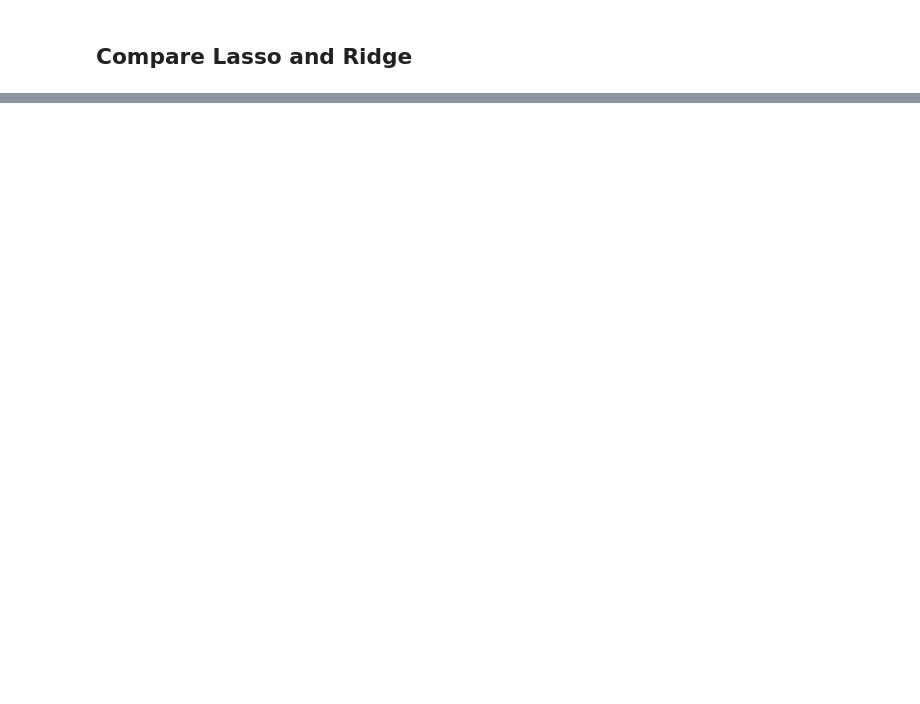
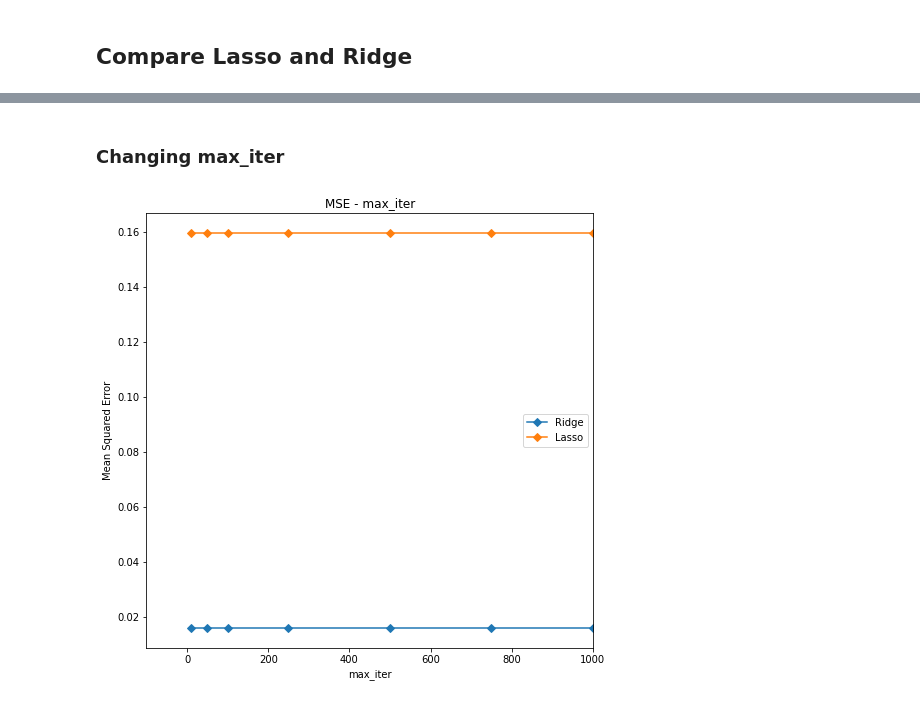
Before and after one commit to LYAccc/CS273_Final_Project, a Jupyter notebook: Linear_Reg_.ipynb, the cells around one changed output, grey strips where cells are left out. Drawn from its saved outputs; the diff is of its cells as text; code cells hidden in the pictures; blank space fills up the shorter version.

```diff
--- a/Linear_Reg_.ipynb
+++ b/Linear_Reg_.ipynb
@@ -138,0 +136,32 @@ plt.show()
+# %% [markdown]
+### Changing max_iter
+# %%
+max_iter_list = [10, 50, 100, 250, 500, 750, 1000]
+
+lasso_scores = []
+lasso = Lasso(normalize = True)
+#lasso = Lasso(alpha =lasso_grid.best_params_['lasso__alpha'], max_iter = lasso_grid.best_params_['lasso__max_iter'], normalize = lasso_grid.best_params_['lasso__normalize'], random_state=1)
+for m_i in max_iter_list:
+    lasso.max_iter = m_i
+    val = np.mean(-cross_val_score(lasso, X, Y,scoring="neg_mean_squared_error", cv = n_folds))
+    lasso_scores.append(val)
+# %%
+ridge_scores = []
+ridge = Ridge(normalize = True)
+#ridge = Ridge(alpha =ridge_grid.best_params_['ridge__alpha'], max_iter = ridge_grid.best_params_['ridge__max_iter'], random_state=1)
+for m_i in max_iter_list:
+    ridge.max_iter = m_i
+    val = np.mean(-cross_val_score(ridge, X, Y,scoring="neg_mean_squared_error", cv = n_folds))
+    ridge_scores.append(val)
+# %%
+plt.figure(figsize=(8, 8))
+plt.plot(max_iter_list, ridge_scores, marker = 'D', label = "Ridge")
+plt.plot(max_iter_list, lasso_scores, marker = 'D', label = "Lasso")
+plt.legend()
+plt.xlim([-100, 1000])
+plt.xlabel('max_iter')
+plt.ylabel('Mean Squared Error')
+plt.title('MSE - max_iter')
+plt.show()
+# %% [output]
+[figure, added]
```
Also changed, not shown: parts of 15 cells of this notebook, 4 other files.
